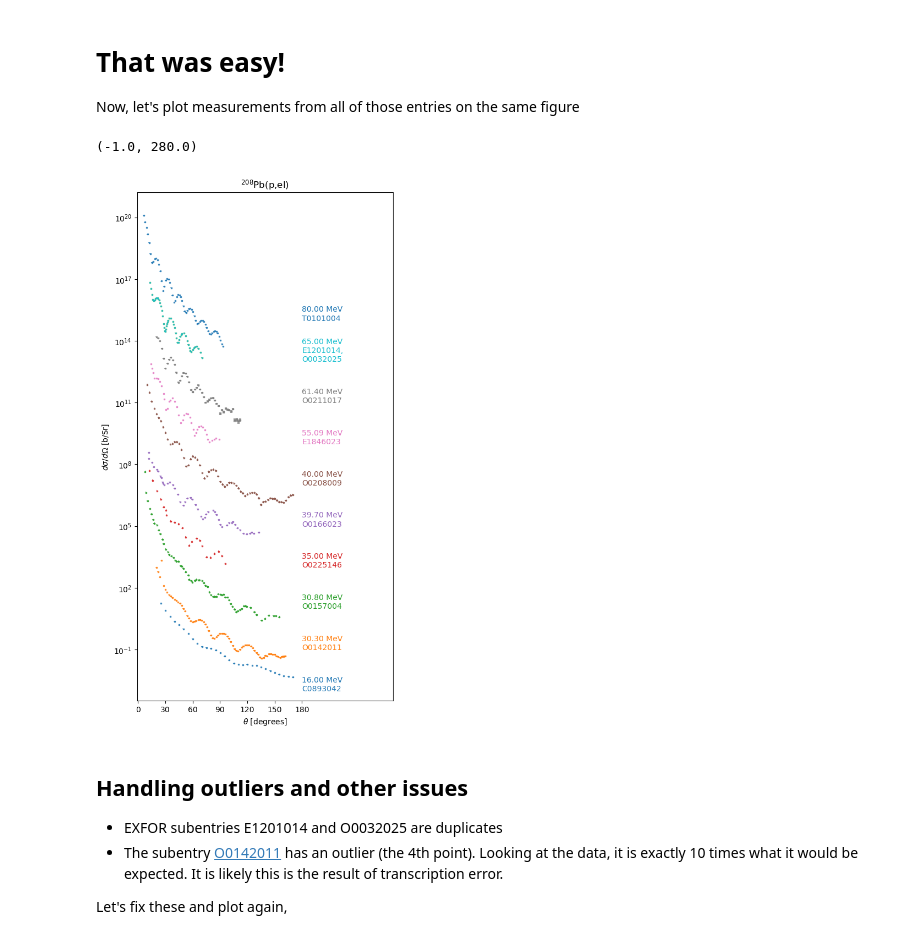
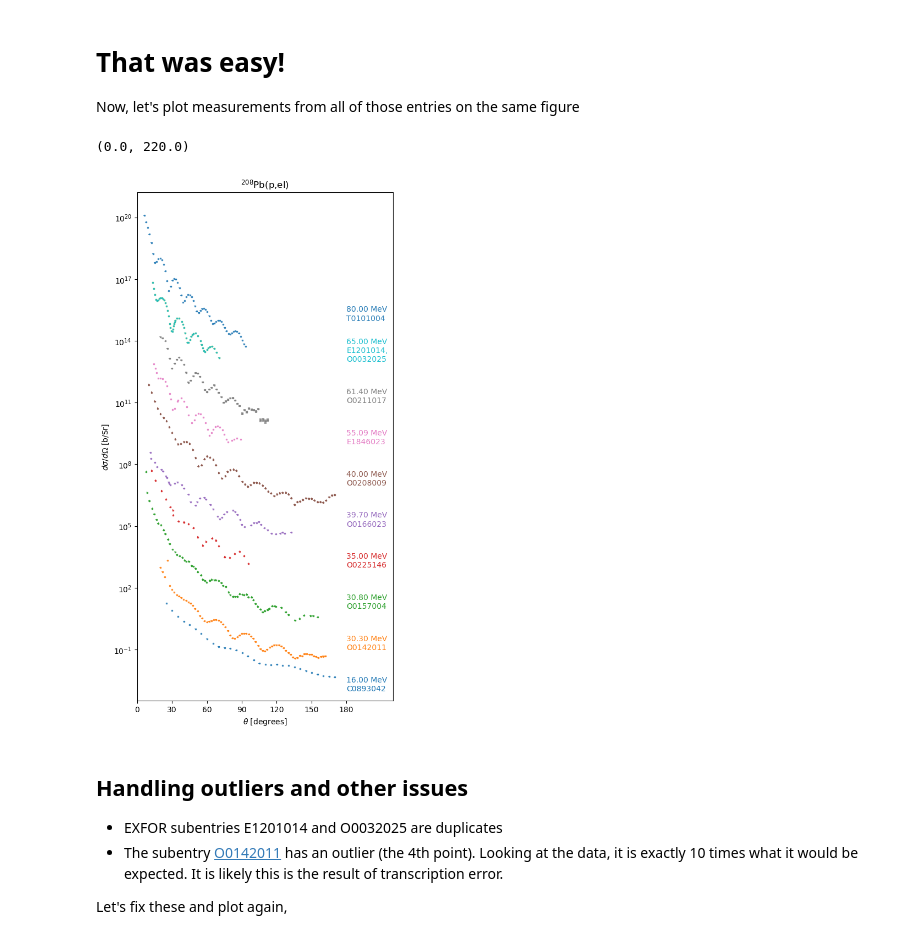
Before and after one commit to beykyle/exfor_tools, a Jupyter notebook: examples/introductory_tutorial.ipynb, the cells around one changed output. Cells and saved outputs as stored; diff of their text form; code cells hidden in the pictures.

```diff
--- a/examples/introductory_tutorial.ipynb
+++ b/examples/introductory_tutorial.ipynb
@@ -443,26 +441,26 @@ Now, let's plot measurements from all of those entries on the same figure
 measurements_categorized = curate.categorize_measurements_by_energy(entries)
 # %%
 fig, ax = plt.subplots(1, 1, figsize=(6, 12))
-plot_angular_distributions(
+AngularDistribution.plot(
     measurements_categorized,
     ax,
     offsets=100,
     data_symbol=r"$d\sigma/d\Omega$",
     rxn_label=list(entries.values())[0].reaction.reaction_latex,
     label_kwargs={
         "label_xloc_deg": 180,
         "label_offset_factor": 0.001,
         "label_energy_err": False,
         "label_offset": False,
         "label_incident_energy": True,
         "label_excitation_energy": False,
         "label_exfor": True,
     },
 )
-ax.set_xlim([-1, 280])
+ax.set_xlim([0, 220])
 # %% [output]
-(-1.0, 280.0)
+(0.0, 220.0)
-[figure, old version]
+[figure, new version]
 # %% [markdown]
 ## Handling outliers and other issues
 - EXFOR subentries E1201014 and O0032025 are duplicates
```
Also changed, not shown: parts of 4 cells of this notebook, 1 other file.
